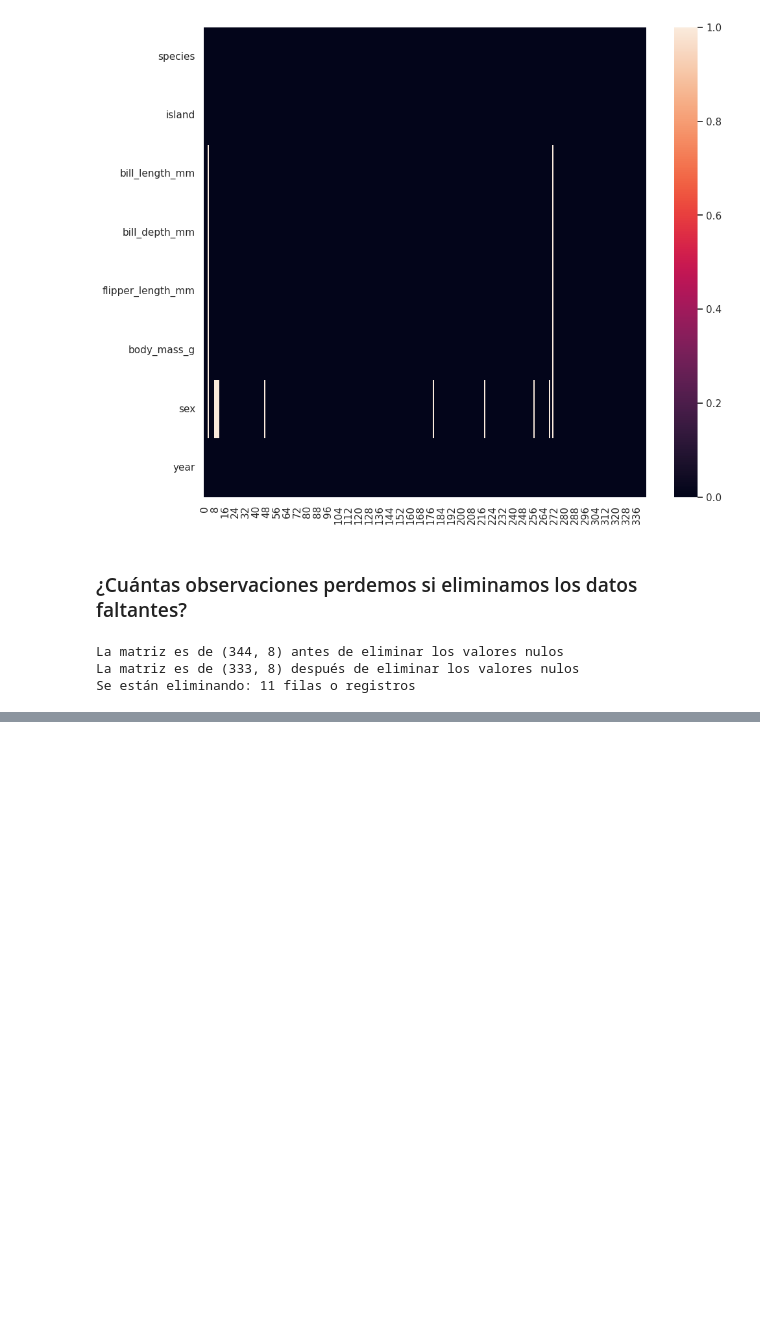
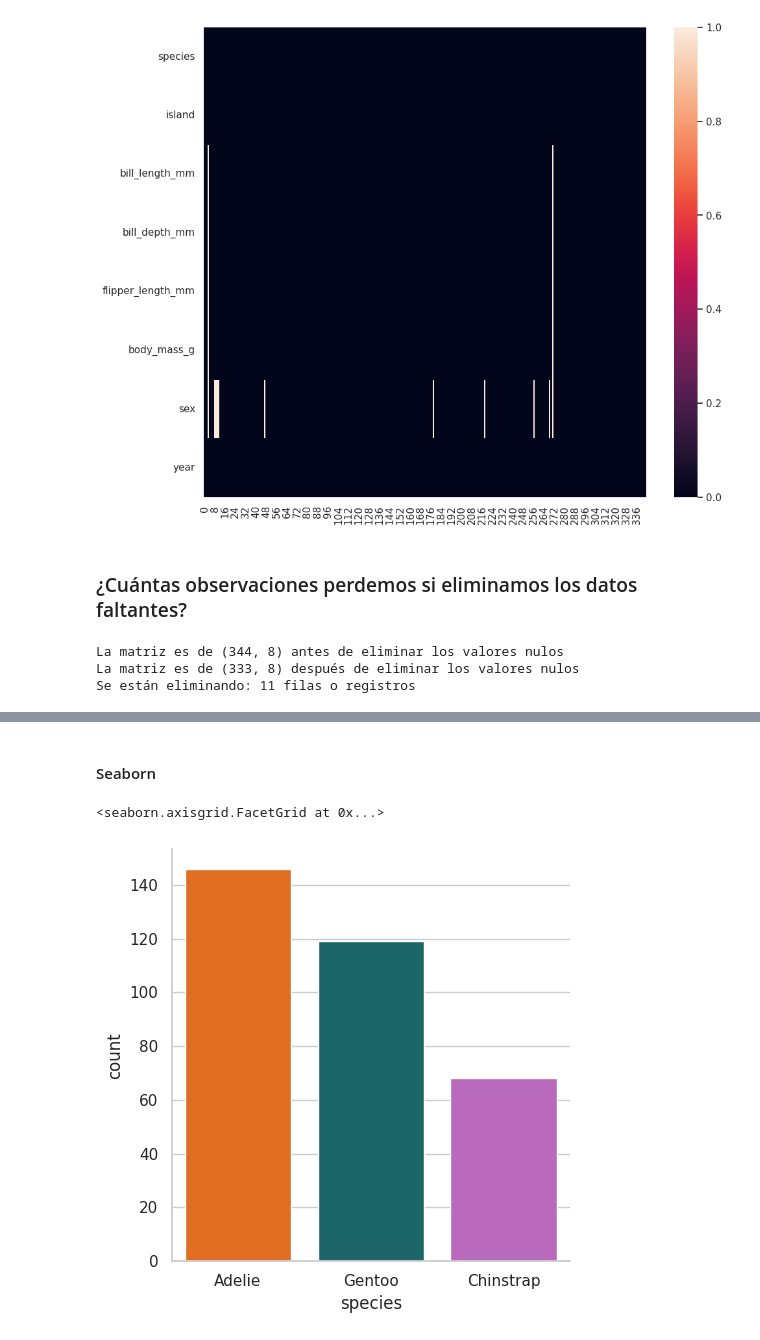
Before and after one commit to M-Alejo/analisis_exploratorio, a Jupyter notebook: conociendo_datos.ipynb, the cells around one changed output, grey strips where cells are left out. Saved outputs shown, nothing was run; the diff lists cells and outputs as text; code cells hidden in the pictures; blank space fills up the shorter version.

```diff
--- a/conociendo_datos.ipynb
+++ b/conociendo_datos.ipynb
@@ -35,7 +35,7 @@ sns.set_context(context= 'notebook')
 plt.rcParams['figure.figsize'] = (11, 9.4)
 
 penguin_color = {
-    'Adelite':'#ff6602ff',
+    'Adelie':'#ff6602ff',
     'Gentoo': '#0f7175ff',
     'Chinstrap': '#c65dc9ff'
 }
@@ -225,0 +289,12 @@ Se están eliminando: 11 filas o registros
+# %% [markdown]
+#### Seaborn
+# %%
+sns.catplot(
+    data=processed_penguins_df,
+    x='species',
+    kind='count',
+    palette=penguin_color
+)
+# %% [output]
+<seaborn.axisgrid.FacetGrid at 0x...>
+[figure, added]
```
Also changed, not shown: parts of 18 cells of this notebook.
